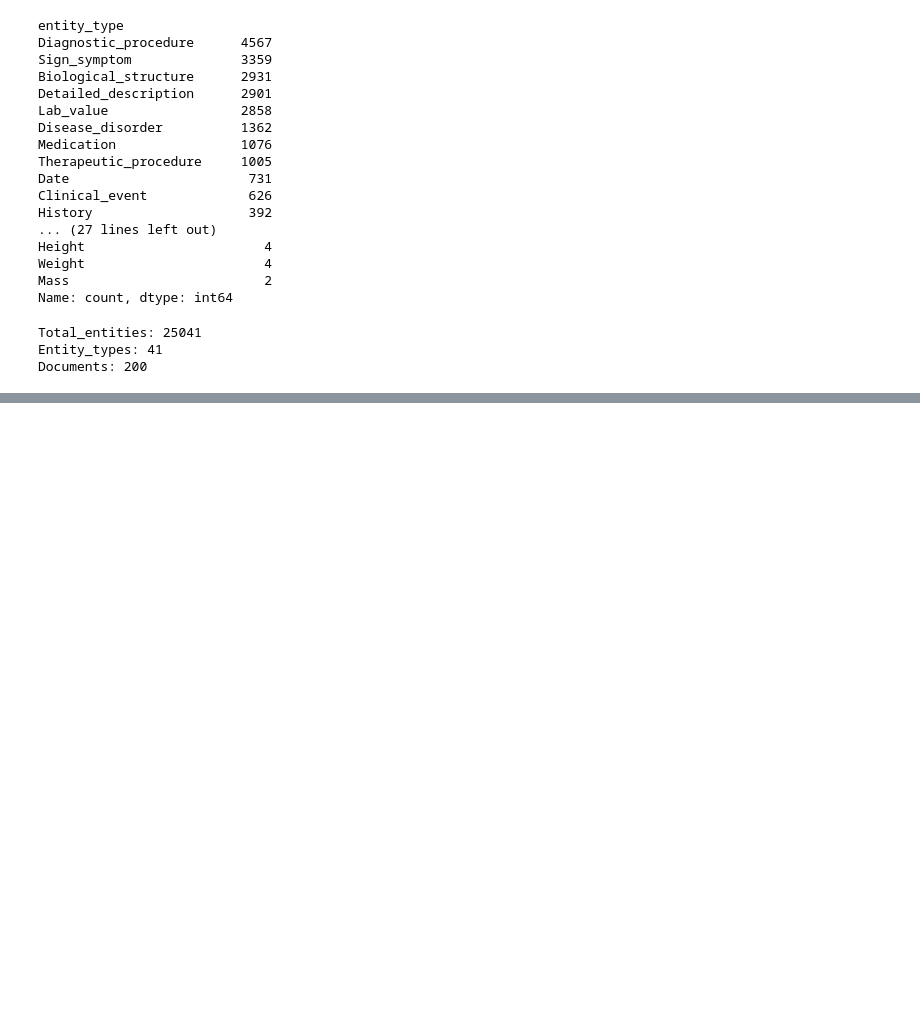
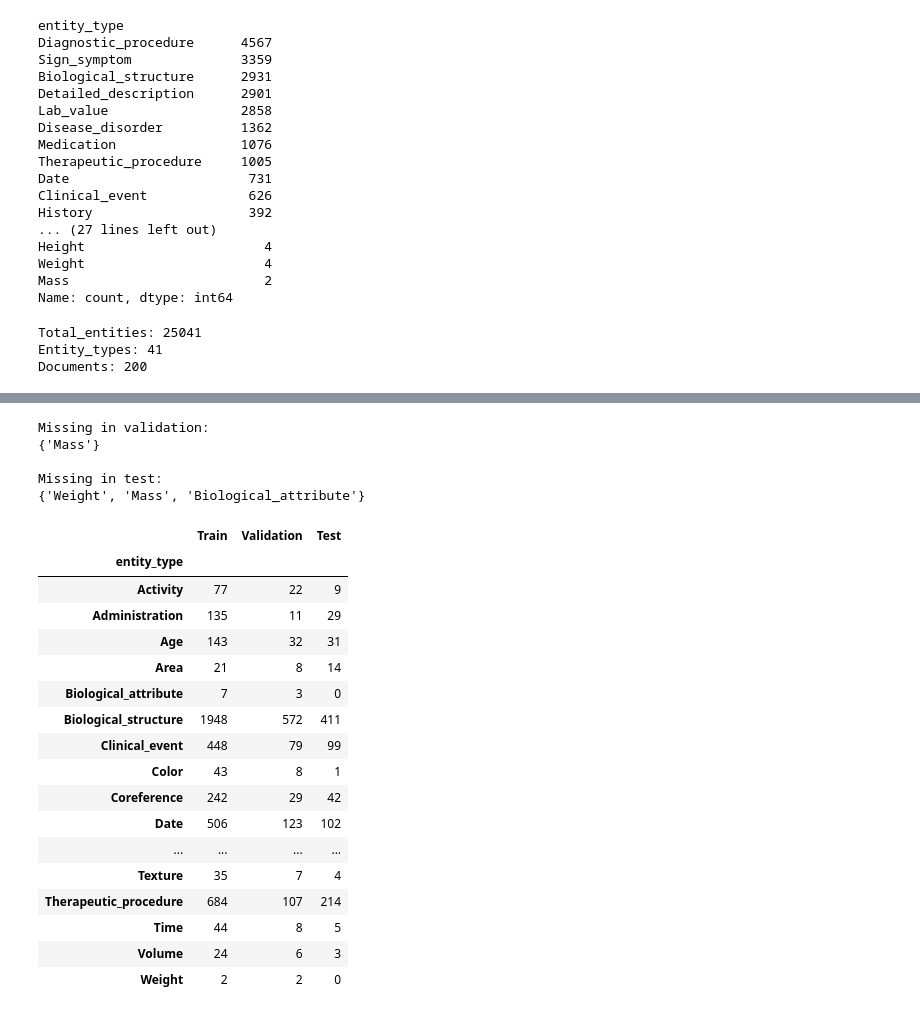
Before and after one commit to Sravanigangul/healthcare-clinical-nlp, a Jupyter notebook: notebooks/MACCROBAT_Data_Exploration.ipynb, the cells around one changed output, grey strips where cells are left out. Cells and saved outputs as stored; diff of their text form; code cells hidden in the pictures; blank space fills up the shorter version.

Commit message:
Add MACCROBAT NER data preparation and training notebook

```diff
--- a/notebooks/MACCROBAT_Data_Exploration.ipynb
+++ b/notebooks/MACCROBAT_Data_Exploration.ipynb
@@ -251,0 +344,14 @@ Documents: 200
+# %%
+from sklearn.model_selection import train_test_split
+
+train_ids, temp_ids = train_test_split(document_ids, test_size=0.3, random_state=42)
+
+val_ids, test_ids = train_test_split(
+    temp_ids,
+    test_size=0.50,
+    random_state=42
+)
+
+print("Train documents:", len(train_ids))
+print("Validation documents:", len(val_ids))
+print("Test documents:", len(test_ids))
@@ -251,0 +382,16 @@ Documents: 200
+# %%
+train_entities = df_all_entities[
+    df_all_entities["document_id"].isin(train_ids)
+].copy()
+
+val_entities = df_all_entities[
+    df_all_entities["document_id"].isin(val_ids)
+].copy()
+
+test_entities = df_all_entities[
+    df_all_entities["document_id"].isin(test_ids)
+].copy()
+
+print("Train entities:", len(train_entities))
+print("Validation entities:", len(val_entities))
+print("Test entities:", len(test_entities))
@@ -251,0 +764,43 @@ Documents: 200
+# %%
+print("Missing in validation:")
+print(train_types - val_types)
+
+print("\nMissing in test:")
+print(train_types - test_types)
+# %% [output]
+Missing in validation:
+{'Mass'}
+
+Missing in test:
+{'Weight', 'Mass', 'Biological_attribute'}
+# %%
+entity_distribution = (
+    pd.DataFrame({
+        "Train": train_entities["entity_type"].value_counts(),
+        "Validation": val_entities["entity_type"].value_counts(),
+        "Test": test_entities["entity_type"].value_counts()
+    })
+    .fillna(0)
+    .astype(int)
+)
+
+entity_distribution
+# %% [output]
+|  | Train | Validation | Test |
+| entity_type |  |  |  |
+| Activity | 77 | 22 | 9 |
+| Administration | 135 | 11 | 29 |
+| Age | 143 | 32 | 31 |
+| Area | 21 | 8 | 14 |
+| Biological_attribute | 7 | 3 | 0 |
+| Biological_structure | 1948 | 572 | 411 |
+| Clinical_event | 448 | 79 | 99 |
+| Color | 43 | 8 | 1 |
+| Coreference | 242 | 29 | 42 |
+| Date | 506 | 123 | 102 |
+| ... | ... | ... | ... |
+| Texture | 35 | 7 | 4 |
+| Therapeutic_procedure | 684 | 107 | 214 |
+| Time | 44 | 8 | 5 |
+| Volume | 24 | 6 | 3 |
+| Weight | 2 | 2 | 0 |
```
Also changed, not shown: parts of 30 cells of this notebook, 1 other file.
